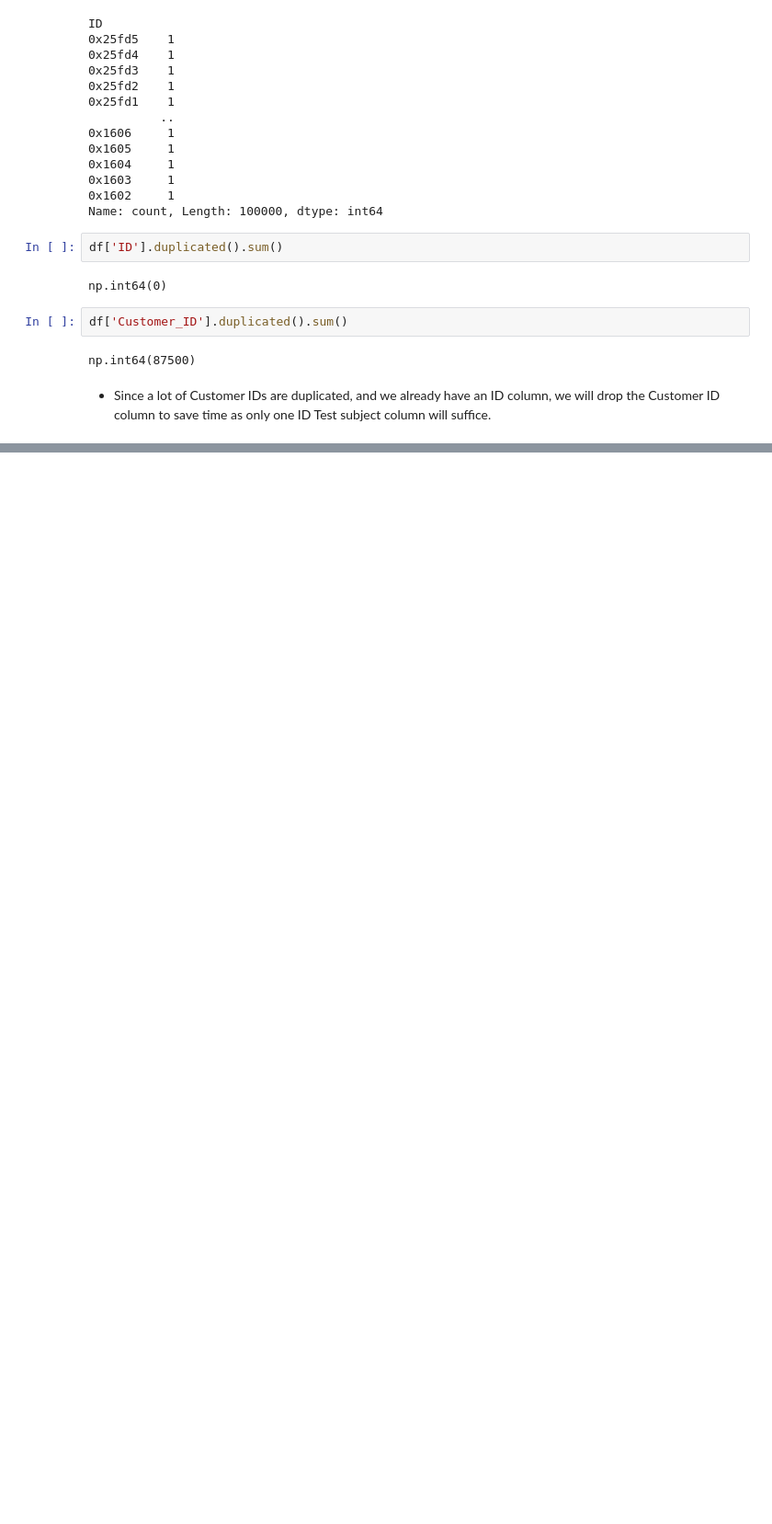
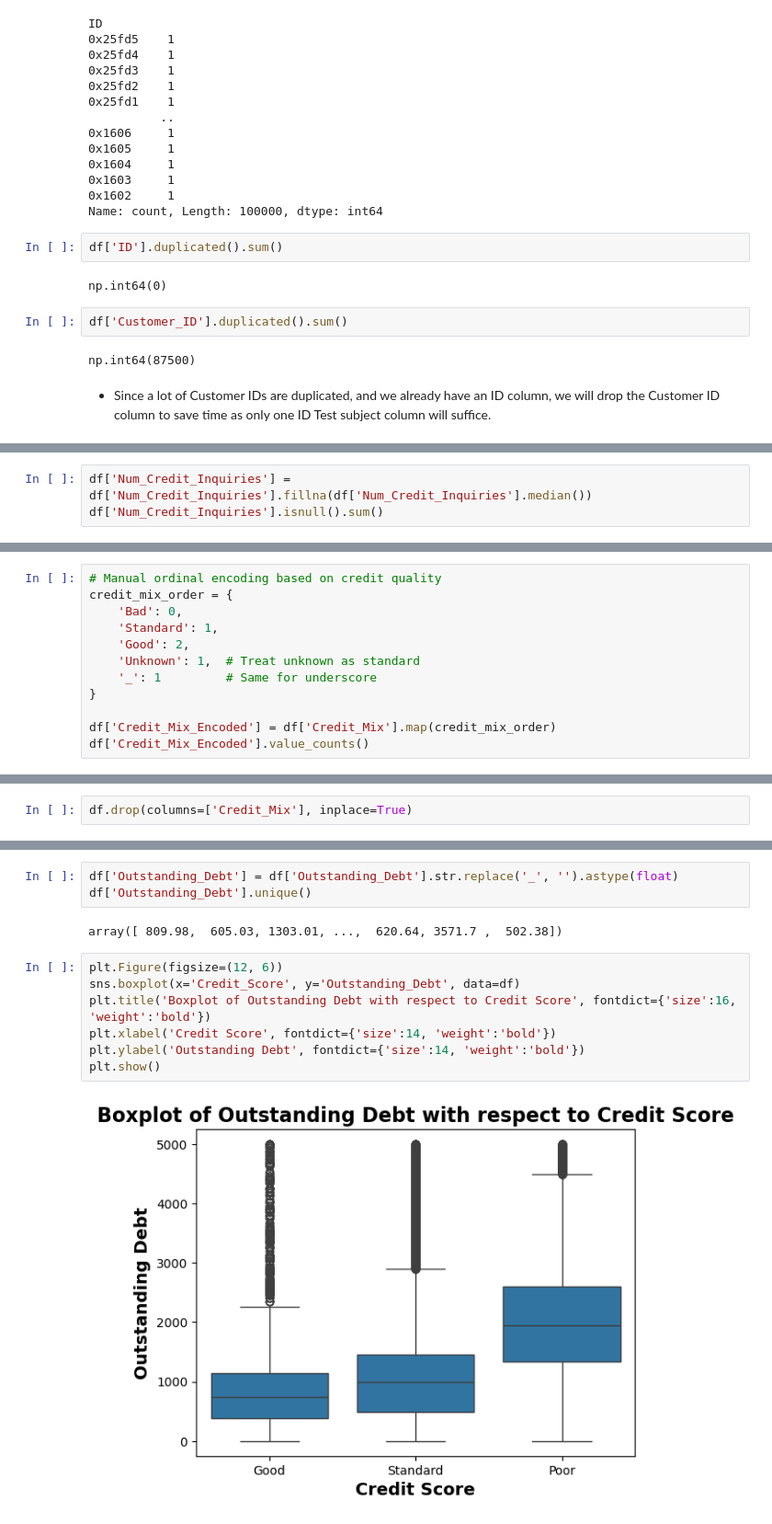
Before and after one commit to RattleBrattle/Credit-Score-Decision-Tree-Machine-Learning, a Jupyter notebook: EDA.ipynb, the cells around one changed output, grey strips where cells are left out. Shown at 92% size. Saved outputs shown, nothing was run; the diff lists cells and outputs as text; blank space fills up the shorter version.

```diff
--- a/EDA.ipynb
+++ b/EDA.ipynb
@@ -152,0 +699,3 @@ memory usage: 11.7+ MB
+# %%
+df['Num_Credit_Inquiries'] = df['Num_Credit_Inquiries'].fillna(df['Num_Credit_Inquiries'].median())
+df['Num_Credit_Inquiries'].isnull().sum()
@@ -152,0 +717,12 @@ memory usage: 11.7+ MB
+# %%
+# Manual ordinal encoding based on credit quality
+credit_mix_order = {
+    'Bad': 0,
+    'Standard': 1,
+    'Good': 2,
+    'Unknown': 1,  # Treat unknown as standard
+    '_': 1         # Same for underscore
+}
+
+df['Credit_Mix_Encoded'] = df['Credit_Mix'].map(credit_mix_order)
+df['Credit_Mix_Encoded'].value_counts()
@@ -152,0 +738,2 @@ memory usage: 11.7+ MB
+# %%
+df.drop(columns=['Credit_Mix'], inplace=True)
@@ -152,0 +769,14 @@ memory usage: 11.7+ MB
+# %%
+df['Outstanding_Debt'] = df['Outstanding_Debt'].str.replace('_', '').astype(float)
+df['Outstanding_Debt'].unique()
+# %% [output]
+array([ 809.98,  605.03, 1303.01, ...,  620.64, 3571.7 ,  502.38])
+# %%
+plt.Figure(figsize=(12, 6))
+sns.boxplot(x='Credit_Score', y='Outstanding_Debt', data=df)
+plt.title('Boxplot of Outstanding Debt with respect to Credit Score', fontdict={'size':16, 'weight':'bold'})
+plt.xlabel('Credit Score', fontdict={'size':14, 'weight':'bold'})
+plt.ylabel('Outstanding Debt', fontdict={'size':14, 'weight':'bold'})
+plt.show()
+# %% [output]
+[figure, added]
```
Also changed, not shown: parts of 124 cells of this notebook, 3 other files.
